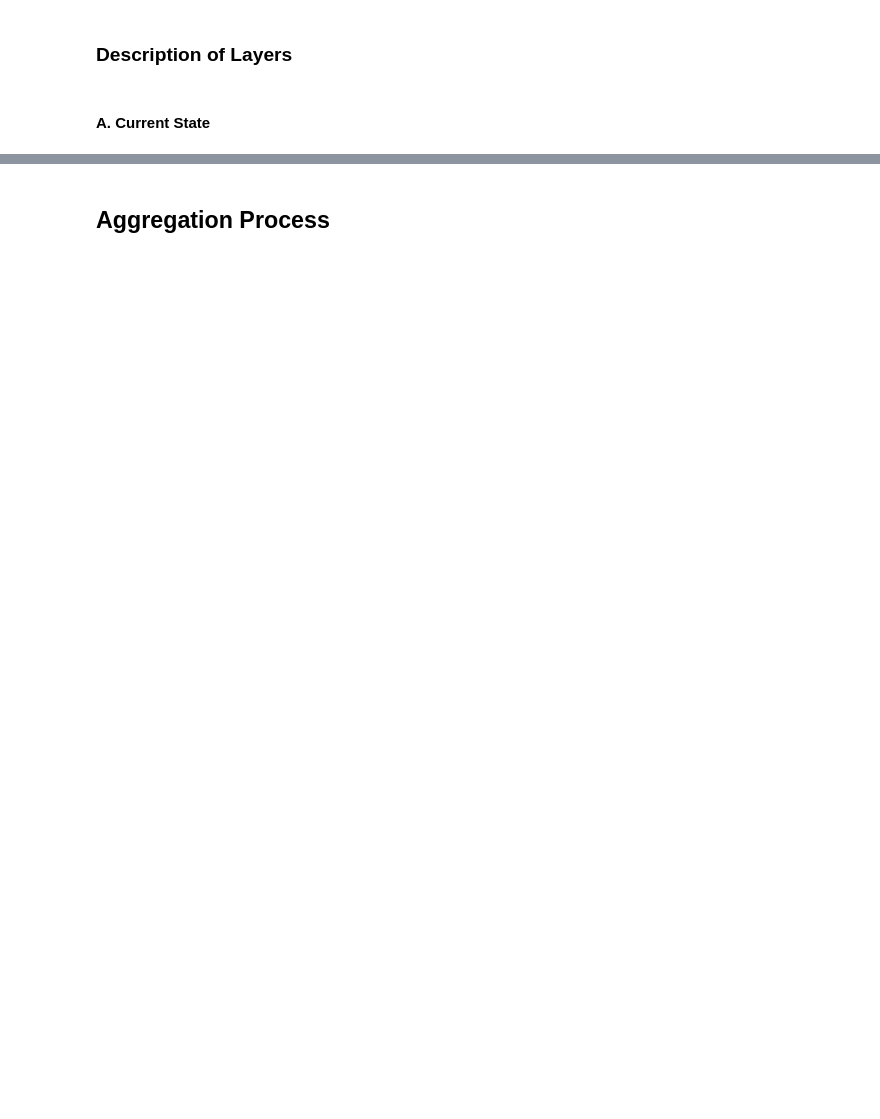
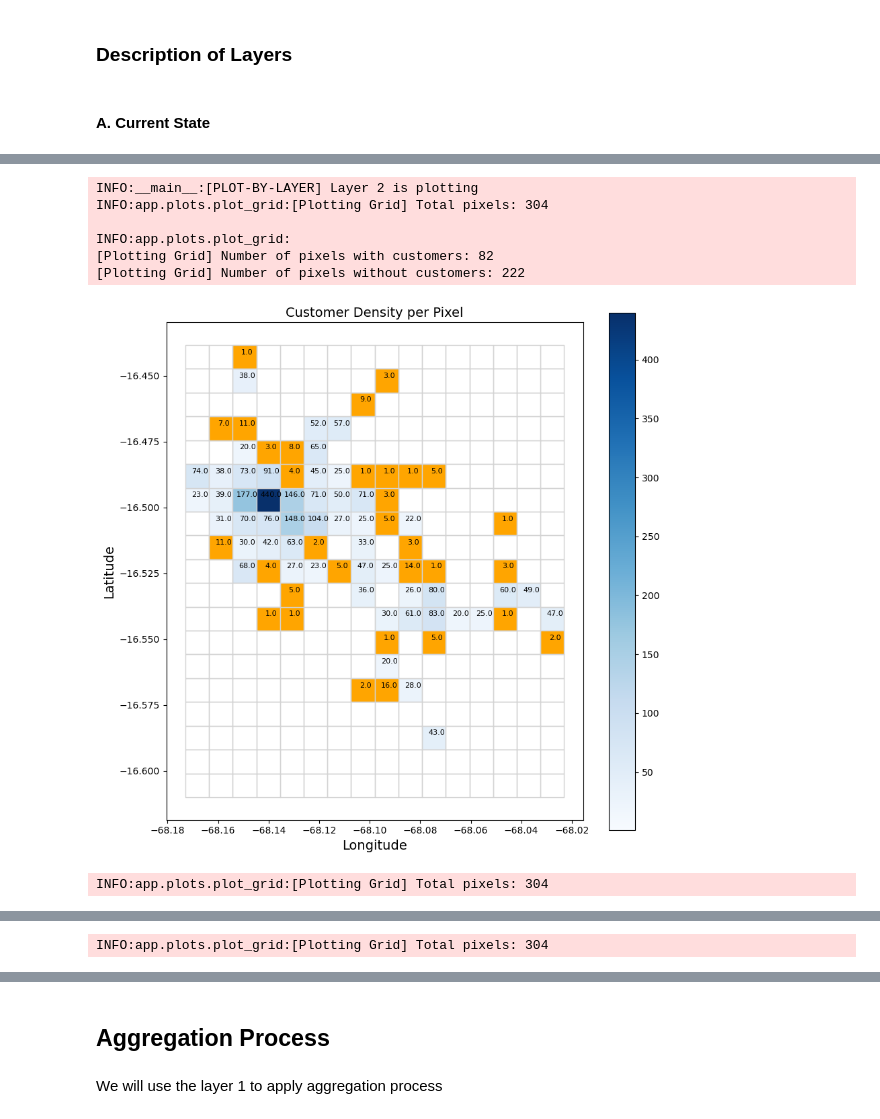
Before and after one commit to PitHurtado/clustering_over_discretization, a Jupyter notebook: notebooks/Playground v0 - pixel aggregation process.ipynb, the cells around one changed output, grey strips where cells are left out. Saved outputs shown, nothing was run; the diff lists cells and outputs as text; code cells hidden in the pictures; blank space fills up the shorter version.

```diff
--- a/notebooks/Playground v0 - pixel aggregation process.ipynb
+++ b/notebooks/Playground v0 - pixel aggregation process.ipynb
@@ -31,0 +116,16 @@ logging.basicConfig(level=logging.INFO)
+# %%
+# LAYER 2
+plot_by_layer(
+    layer=2,
+    df=df,
+    geo=grid_df,
+)
+# %% [output]
+INFO:__main__:[PLOT-BY-LAYER] Layer 2 is plotting
+INFO:app.plots.plot_grid:[Plotting Grid] Total pixels: 304
+
+INFO:app.plots.plot_grid:
+[Plotting Grid] Number of pixels with customers: 82
+[Plotting Grid] Number of pixels without customers: 222
+[figure, added]
+INFO:app.plots.plot_grid:[Plotting Grid] Total pixels: 304
@@ -31,0 +133 @@ logging.basicConfig(level=logging.INFO)
+INFO:app.plots.plot_grid:[Plotting Grid] Total pixels: 304
@@ -32,2 +135,4 @@ logging.basicConfig(level=logging.INFO)
 # %% [markdown]
 ## Aggregation Process
+# %% [markdown]
+We will use the layer 1 to apply aggregation process
```
Also changed, not shown: parts of 30 cells of this notebook, 5 other files.
